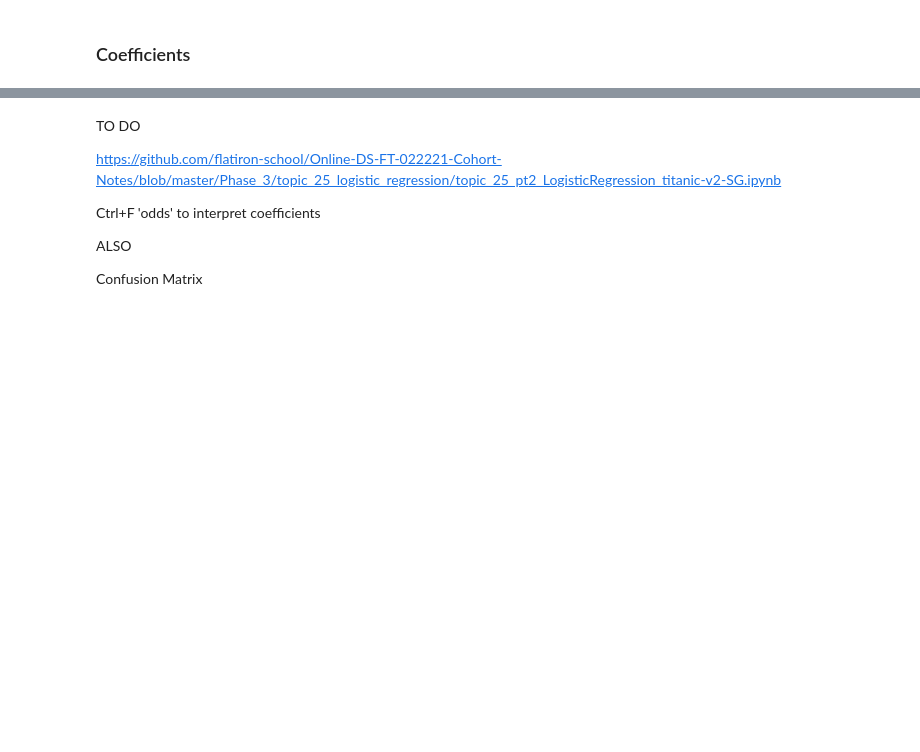
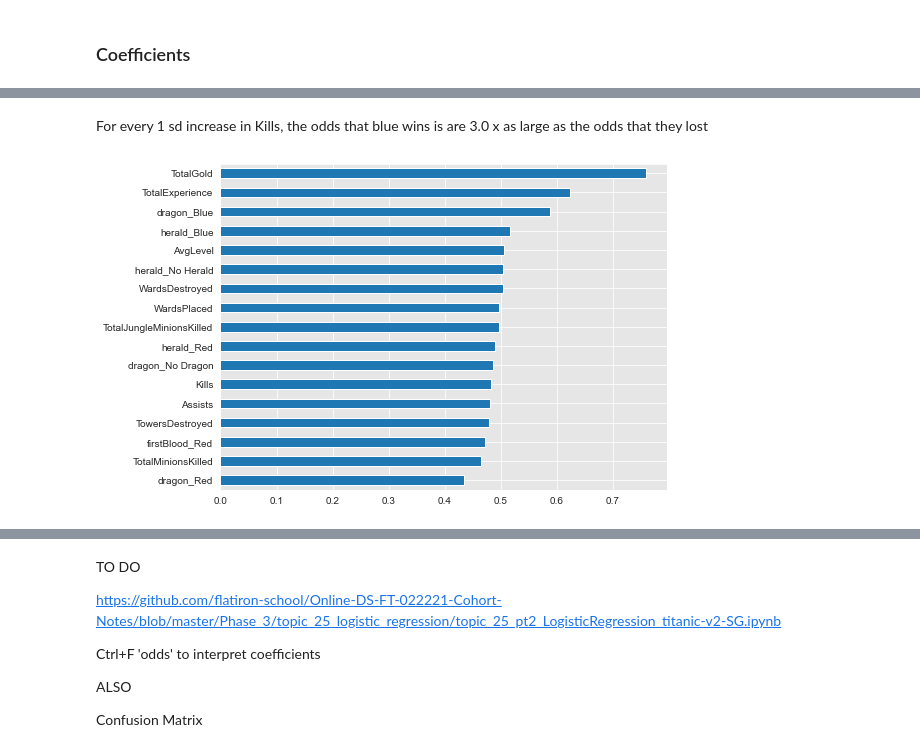
Before and after one commit to Drymander/League-of-Legends-Victory-Classification, a Jupyter notebook: copy paste.ipynb, the cells around one changed output, grey strips where cells are left out. Saved outputs shown, nothing was run; the diff lists cells and outputs as text; code cells hidden in the pictures; blank space fills up the shorter version.

```diff
--- a/copy paste.ipynb
+++ b/copy paste.ipynb
@@ -771,0 +900,9 @@ ax = coef_lr.plot(kind='barh', figsize=(8,6))
+# %% [markdown]
+For every 1 sd increase in Kills, the odds that blue wins is are 3.0 x as large as the odds that they lost
+# %%
+prob = odds/(1+odds)
+prob
+
+ax = prob.plot(kind='barh', figsize=(8,6))
+# %% [output]
+[figure, added]
```
Also changed, not shown: parts of 92 cells of this notebook, 4 other files.
